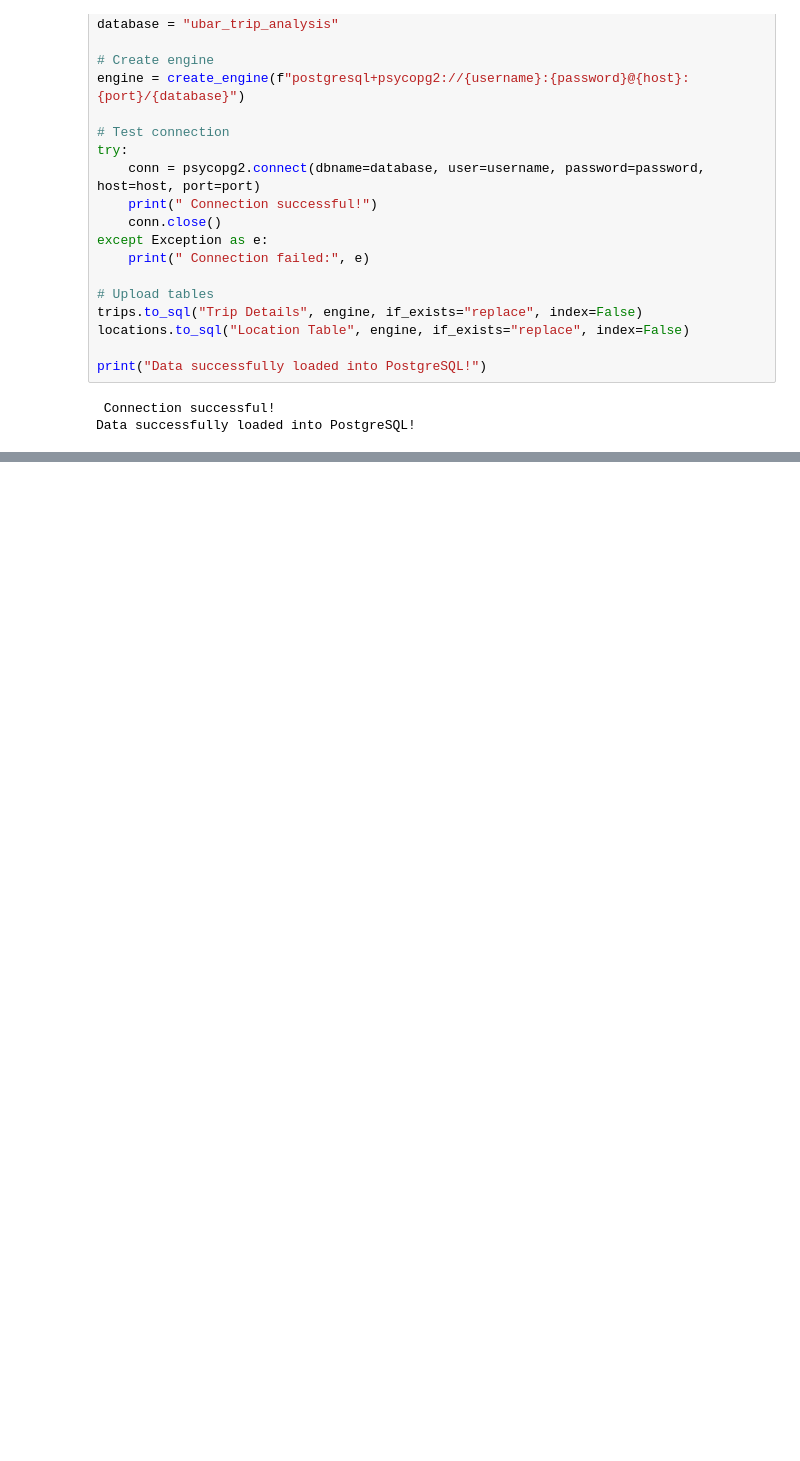
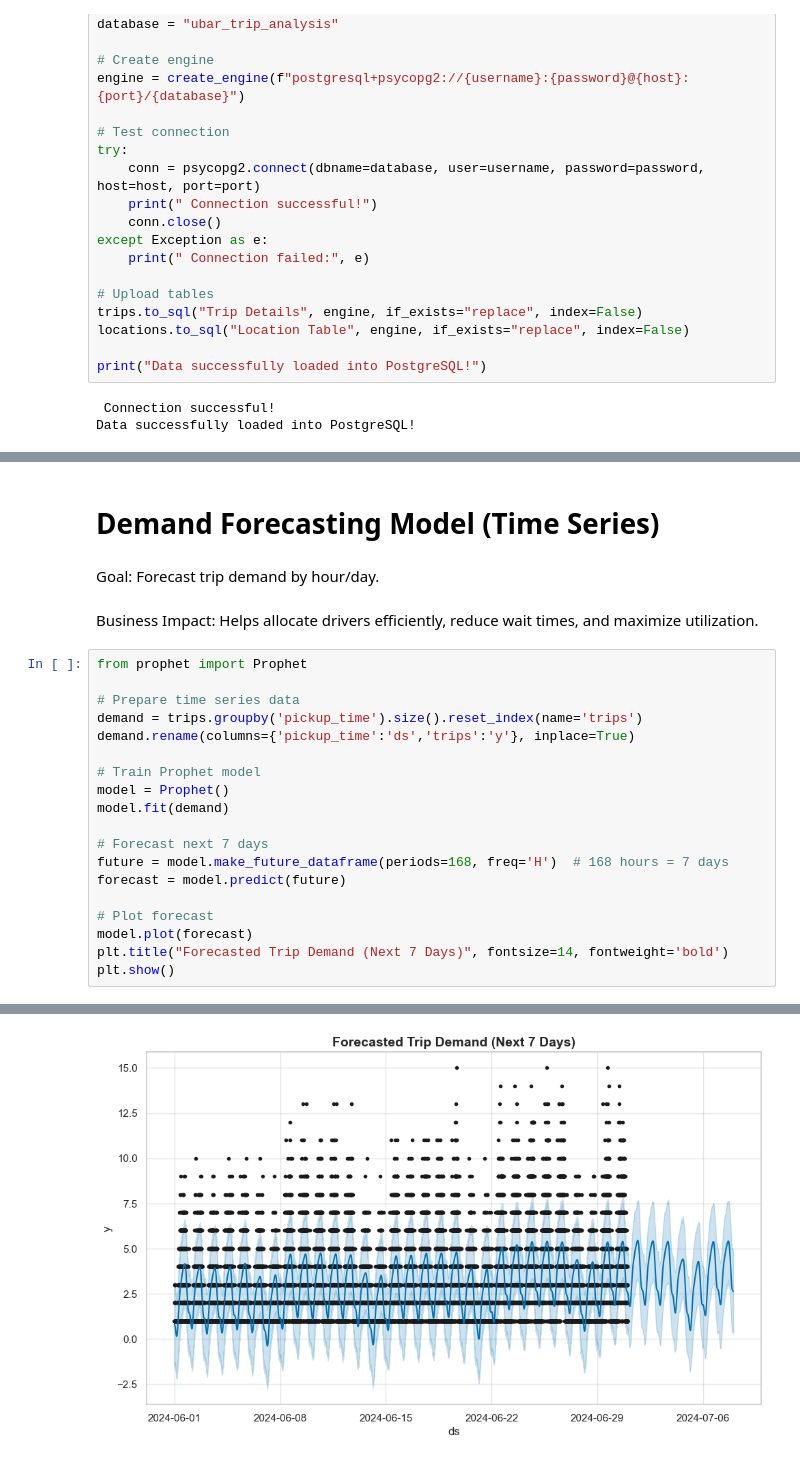
Before and after one commit to RyadulSeam/uber-trip-analysis-logistics, a Jupyter notebook: notebooks/uber-trip-analysis-logistics.ipynb, the cells around one changed output, grey strips where cells are left out. Drawn from its saved outputs; the diff is of its cells as text; blank space fills up the shorter version.

Commit message:
create Business-Oriented ML Models like Fare Prediction Model (Regression) ,Demand Forecasting Model (Time Series) , Customer Segmentation (Clustering) , Payment Type Prediction (Classification)

```diff
--- a/notebooks/uber-trip-analysis-logistics.ipynb
+++ b/notebooks/uber-trip-analysis-logistics.ipynb
@@ -389,0 +423,26 @@ Data successfully loaded into PostgreSQL!
+# %% [markdown]
+# Demand Forecasting Model (Time Series)
+# %% [markdown]
+Goal: Forecast trip demand by hour/day.
+# %% [markdown]
+Business Impact: Helps allocate drivers efficiently, reduce wait times, and maximize utilization.
+# %%
+from prophet import Prophet
+
+# Prepare time series data
+demand = trips.groupby('pickup_time').size().reset_index(name='trips')
+demand.rename(columns={'pickup_time':'ds','trips':'y'}, inplace=True)
+
+# Train Prophet model
+model = Prophet()
+model.fit(demand)
+
+# Forecast next 7 days
+future = model.make_future_dataframe(periods=168, freq='H')  # 168 hours = 7 days
+forecast = model.predict(future)
+
+# Plot forecast
+model.plot(forecast)
+plt.title("Forecasted Trip Demand (Next 7 Days)", fontsize=14, fontweight='bold')
+plt.show()
+# %% [output]
@@ -389,0 +451 @@ Data successfully loaded into PostgreSQL!
+[figure, added]
```
Also changed, not shown: parts of 14 cells of this notebook.
